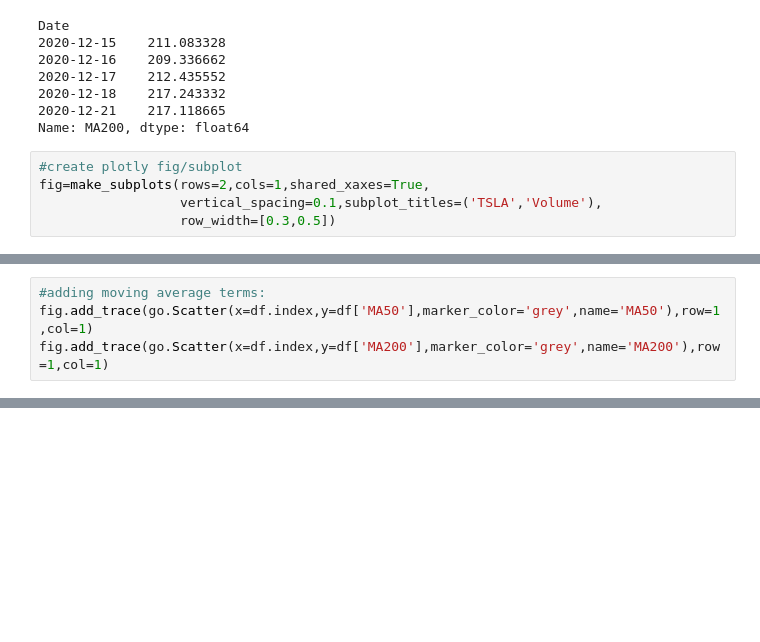
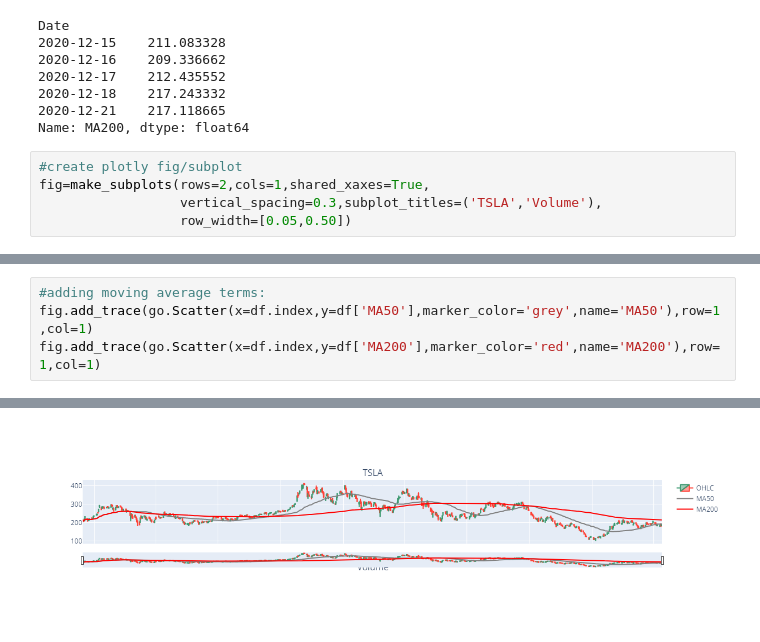
Before and after one commit to xiongsheng97/Jupyter_finance, a Jupyter notebook: 2) Plotly usage.ipynb, the cells around one changed output, grey strips where cells are left out. Saved outputs shown, nothing was run; the diff lists cells and outputs as text; blank space fills up the shorter version.

```diff
--- a/2) Plotly usage.ipynb
+++ b/2) Plotly usage.ipynb
@@ -43,8 +43,8 @@ Name: MA200, dtype: float64
 # %%
 #create plotly fig/subplot
 fig=make_subplots(rows=2,cols=1,shared_xaxes=True,
-                  vertical_spacing=0.1,subplot_titles=('TSLA','Volume'),
-                  row_width=[0.3,0.5])
+                  vertical_spacing=0.3,subplot_titles=('TSLA','Volume'),
+                  row_width=[0.05,0.50])
 # %%
 #adding open high low close candle:
 fig.add_trace(go.Candlestick(x=df.index,open=df['Open'],high=df['High'],low=df['Low'],close=df['Close'],name='OHLC'),row=1,col=1)
@@ -53,5 +53,5 @@ fig.add_trace(go.Candlestick(x=df.index,open=df['Open'],high=df['High'],low=df['
 # %%
 #adding moving average terms:
 fig.add_trace(go.Scatter(x=df.index,y=df['MA50'],marker_color='grey',name='MA50'),row=1,col=1)
-fig.add_trace(go.Scatter(x=df.index,y=df['MA200'],marker_color='grey',name='MA200'),row=1,col=1)
+fig.add_trace(go.Scatter(x=df.index,y=df['MA200'],marker_color='red',name='MA200'),row=1,col=1)
 # %% [output]
@@ -59,3 +58,4 @@ fig.add_trace(go.Scatter(x=df.index,y=df['MA200'],marker_color='grey',name='MA20
+[figure, added]
 # %%
 #add volume bar chart in subplot:
 fig.add_trace(go.Bar(x=df.index,y=df['Volume'],marker_color='red',showlegend=False),row=2,col=1)
```
Also changed, not shown: parts of 5 cells of this notebook.
